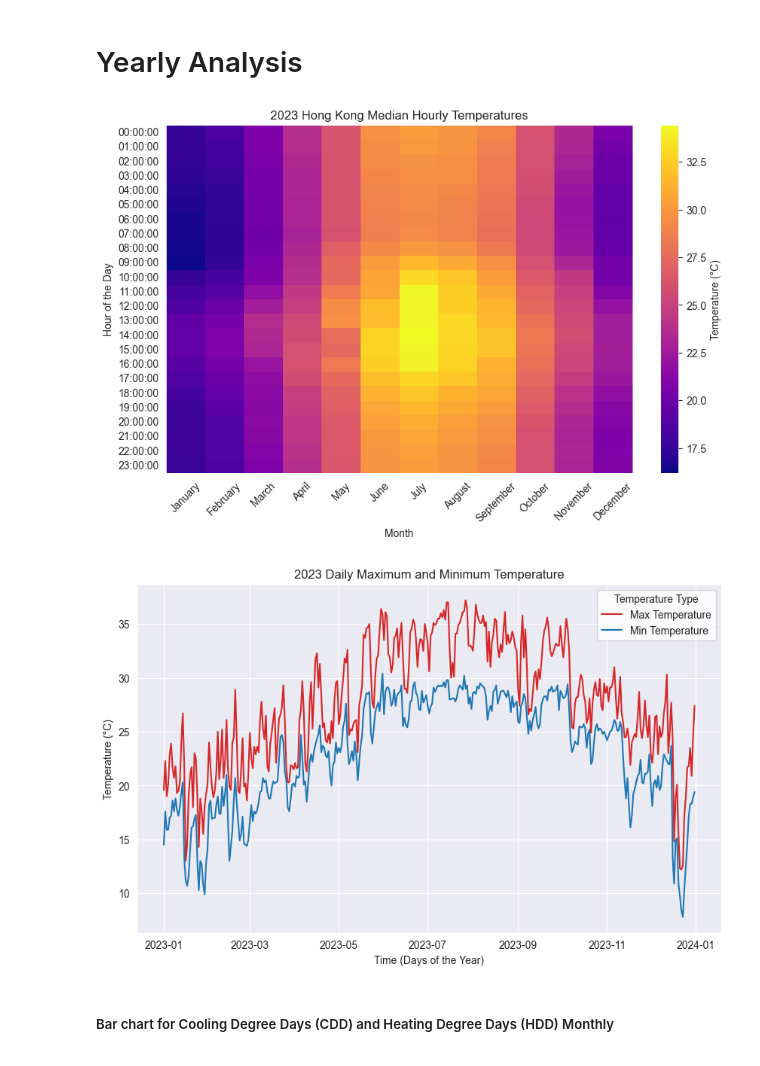
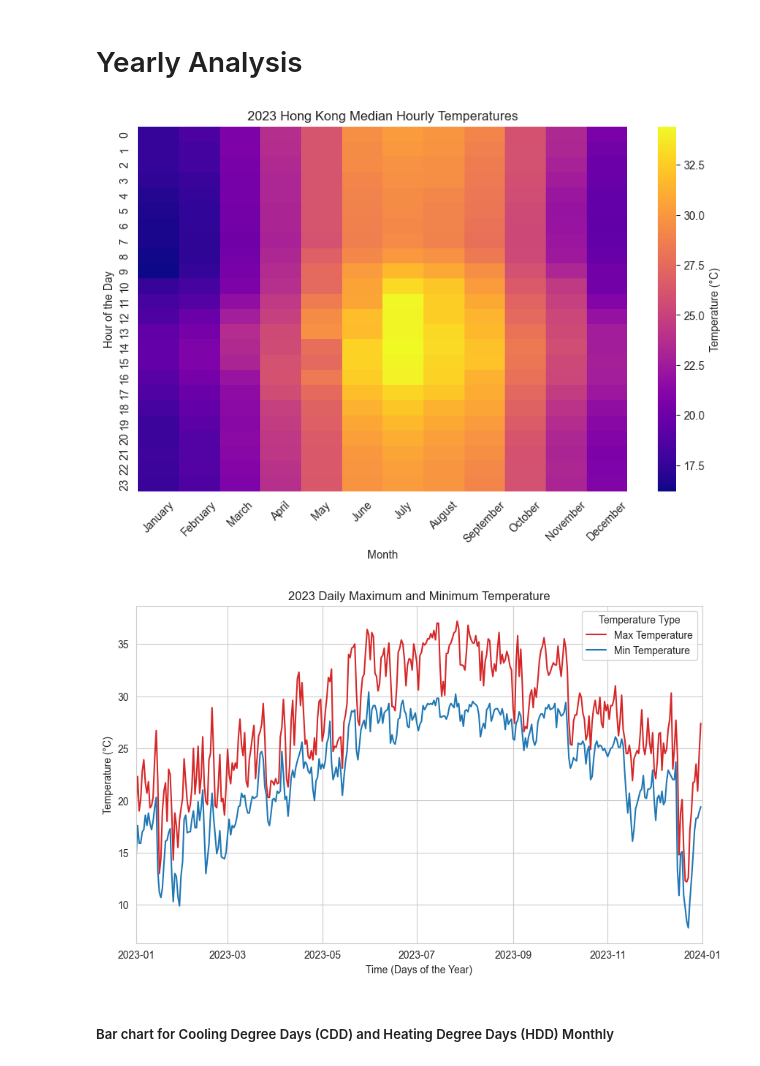
Before and after one commit to marcohl5/ME404_HongKongWeather, a Jupyter notebook: eda.ipynb, the cells around one changed output. Saved outputs shown, nothing was run; the diff lists cells and outputs as text; code cells hidden in the pictures.

Commit message:
+ few more graphs

```diff
--- a/eda.ipynb
+++ b/eda.ipynb
@@ -8,5 +10,5 @@ import seaborn as sns
 # %%
-df_full = pd.read_csv("processed-data/processed_2023_qc.csv")
+df_full = pd.read_csv("processed-data/2023/processed_2023_qc.csv")
 df_full["date"] = pd.to_datetime(df_full["date"])
 # %% [markdown]
 ## Checking the quality of data
@@ -57,6 +62,10 @@ df["hour"] = np.arange(df.shape[0])
 # Convert wind speed from km/hr to m/s
 df["wind_speed(m/s)"] = df["wind_speed(km/hr)"] * (1000/3600)
 
+# Ensure the time column is numeric and in the correct format
+df["time"] = pd.to_datetime(df["time"], format="%H:%M:%S").dt.hour
+df["time"] = pd.to_numeric(df["time"])
+
 df.head(5)
 # %% [output]
 |  | date | time | temp(c) | min_temp(c) | max_temp(c) | rel_humid(%) | wind_speed(km/hr) | wind_dir | ... |
@@ -104,7 +113,7 @@ plt.xlabel("Month")
 plt.savefig("output-graphs/hourly_year_temp.png")
 plt.show()
 # %% [output]
-[figure, old version]
+[figure, new version]
 # %%
 df_maxmin_temp = df[["date", "temp(c)"]].copy()
 df_max_grouped = df_maxmin_temp.groupby(["date"]).max().rename(columns={"temp(c)": "max_temp(c)"})
@@ -115,34 +124,37 @@ df_maxmin = df_max_grouped.merge(df_min_grouped, left_index=True, right_index=Tr
 df_melted = df_maxmin.melt(id_vars=["date"], value_vars=["max_temp(c)", "min_temp(c)"],
                            var_name="Temperature Type", value_name="Temperature")
 
 # Plot config
 custom_palette = {"max_temp(c)": "#D62728", "min_temp(c)": "#1F77B4"}
 legend_labels = {"max_temp(c)": "Max Temperature", "min_temp(c)": "Min Temperature"}
 
 # Create the plot
 plt.figure(figsize=(10, 6))
 sns.lineplot(x="date",
              y="Temperature",
              hue="Temperature Type",
              data=df_melted,
              palette=custom_palette)
 
 sns.set_style("whitegrid")
 
 # Set custom legend
 legend = plt.legend(title="Temperature Type")
 for text in legend.get_texts():
     text.set_text(legend_labels[text.get_text()])
 
+next_month = (df_melted["date"].max() + pd.DateOffset(months=1)).replace(day=1)
+
 plt.title("2023 Daily Maximum and Minimum Temperature")
 plt.ylabel("Temperature (°C)")
 plt.xlabel("Time (Days of the Year)")
 # plt.xticks(rotation=30)
+plt.xlim(df_melted["date"].min(), next_month)
 plt.savefig("output-graphs/daily_year_maxmin_temp.png")
 
 plt.show()
 # %% [output]
-[figure, old version]
+[figure, new version]
 # %% [markdown]
 ##### Bar chart for Cooling Degree Days (CDD) and Heating Degree Days (HDD) Monthly
 # %%
```
Also changed, not shown: parts of 22 cells of this notebook, 26 other files.
